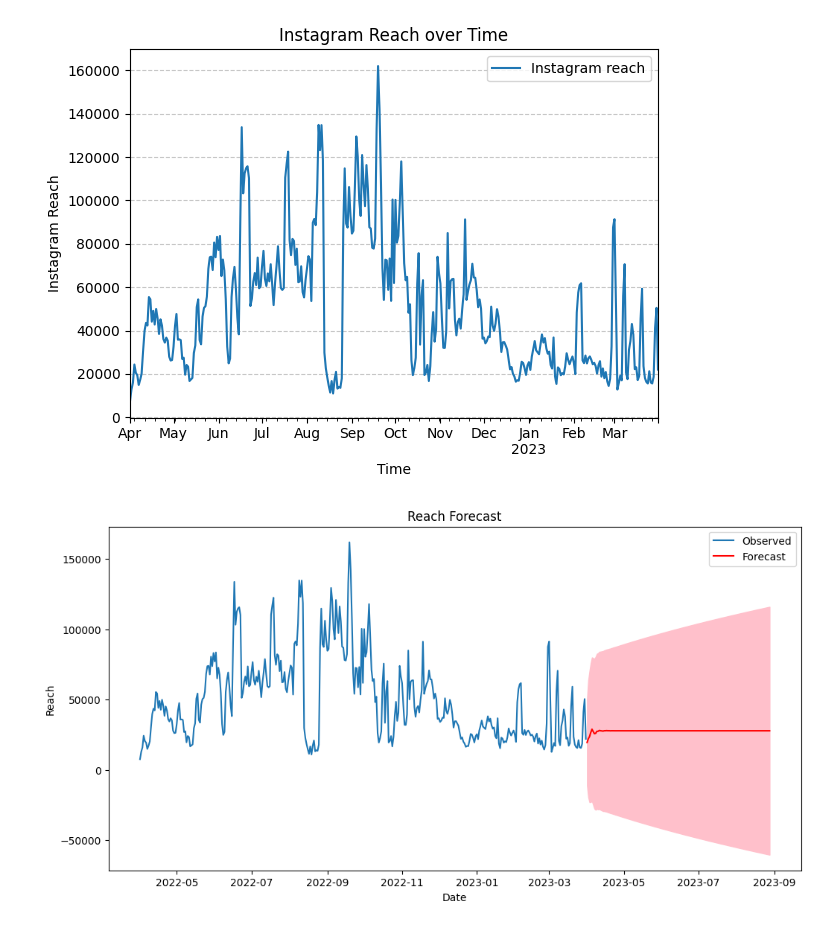
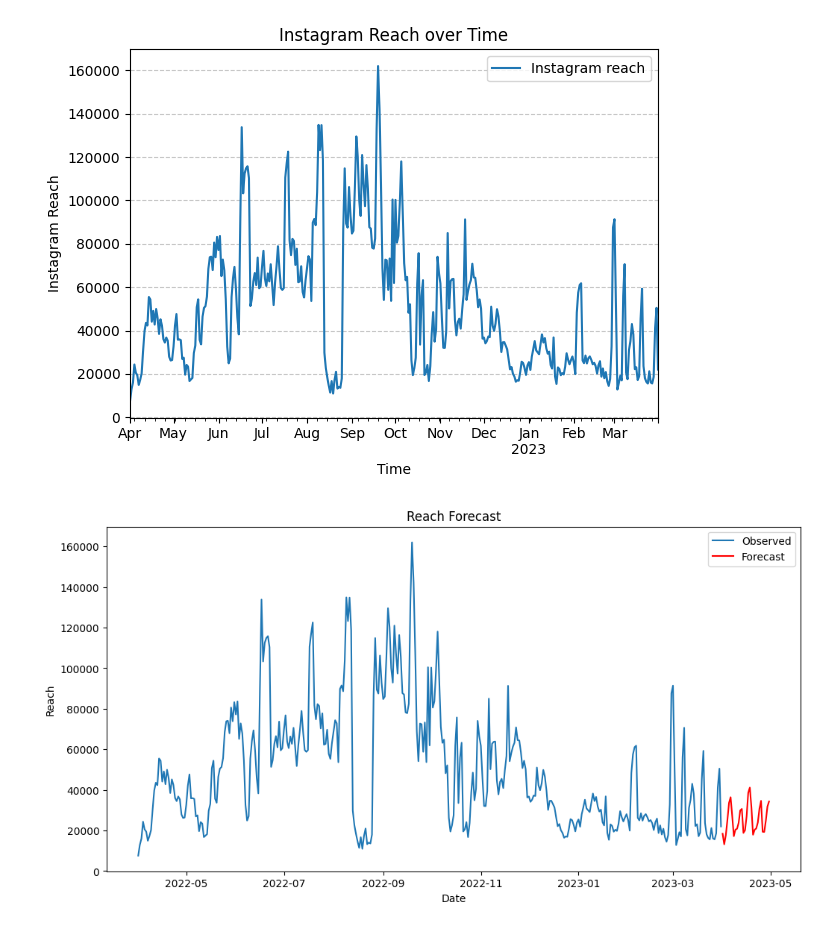
Before and after one commit to Sami-Razzaq/AICP, a Jupyter notebook: Task 1/task1.ipynb, the cells around one changed output. Saved outputs shown, nothing was run; the diff lists cells and outputs as text; code cells hidden in the pictures.

```diff
--- a/Task 1/task1.ipynb
+++ b/Task 1/task1.ipynb
@@ -79,20 +79,19 @@ model = SARIMAX(data['Instagram reach'], order=(p, d, q), seasonal_order=(p, d,
 results = model.fit()
 # %%
 # Forecast future values
-forecast_periods = 150 # Forecast the next 60 days
+forecast_periods = 30 # Forecast the next 60 days
 forecast = results.get_forecast(steps=forecast_periods)
 forecast_mean = forecast.predicted_mean
 forecast_ci = forecast.conf_int()
 
 # Plot the forecast
 plt.figure(figsize=(12, 6))
 plt.plot(data['Instagram reach'], label='Observed')
 plt.plot(forecast_mean, label='Forecast', color='red')
-plt.fill_between(forecast_ci.index, forecast_ci.iloc[:, 0], forecast_ci.iloc[:, 1], color='pink')
 plt.title("Reach Forecast")
 plt.xlabel("Date")
 plt.ylabel("Reach")
 plt.legend()
 plt.show()
 # %% [output]
-[figure, old version]
+[figure, new version]
```
